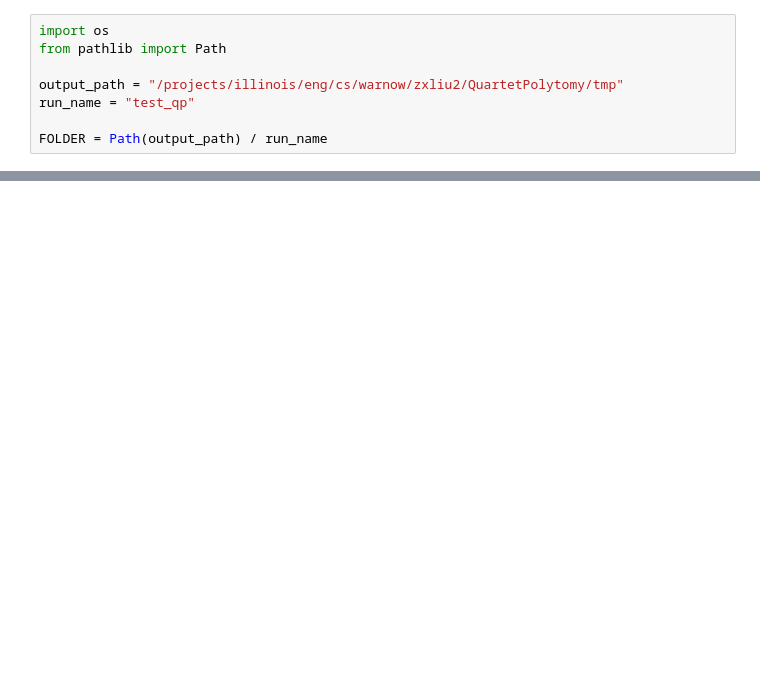
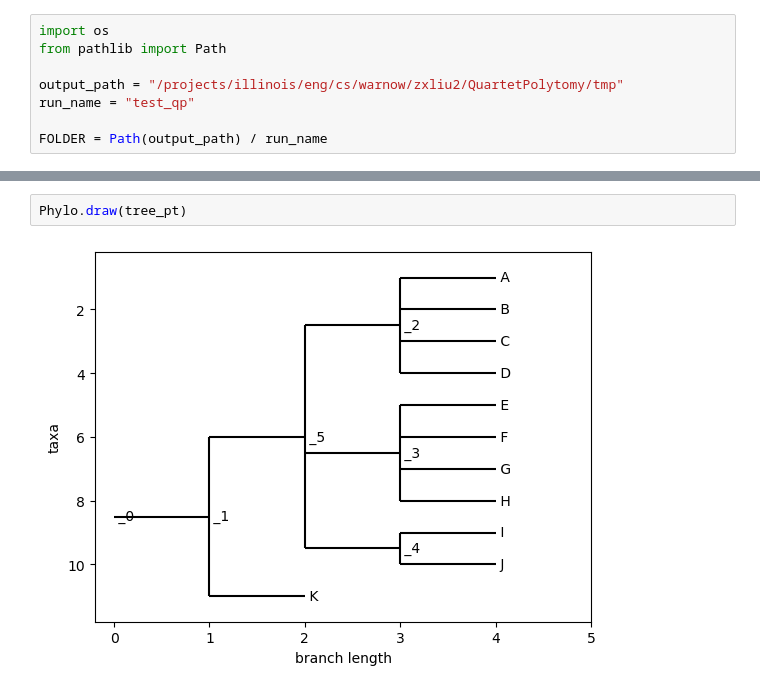
Before and after one commit to xSeanliux/QTPIE, a Jupyter notebook: dev.ipynb, the cells around one changed output, grey strips where cells are left out. Drawn from its saved outputs; the diff is of its cells as text; blank space fills up the shorter version.

```diff
--- a/dev.ipynb
+++ b/dev.ipynb
@@ -157,0 +209,4 @@ _4
+# %%
+Phylo.draw(tree_pt)
+# %% [output]
+[figure, added]
```
Also changed, not shown: parts of 22 cells of this notebook, 3 other files.
